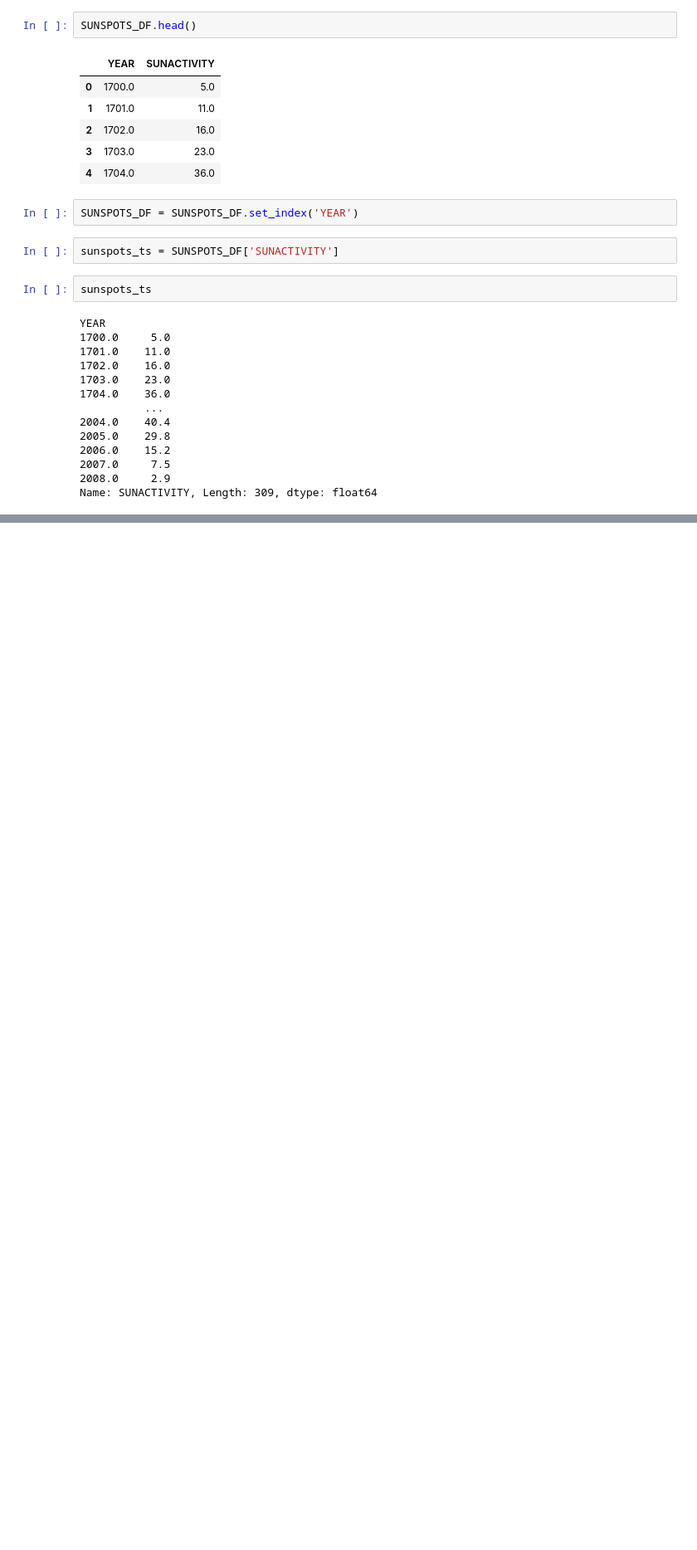
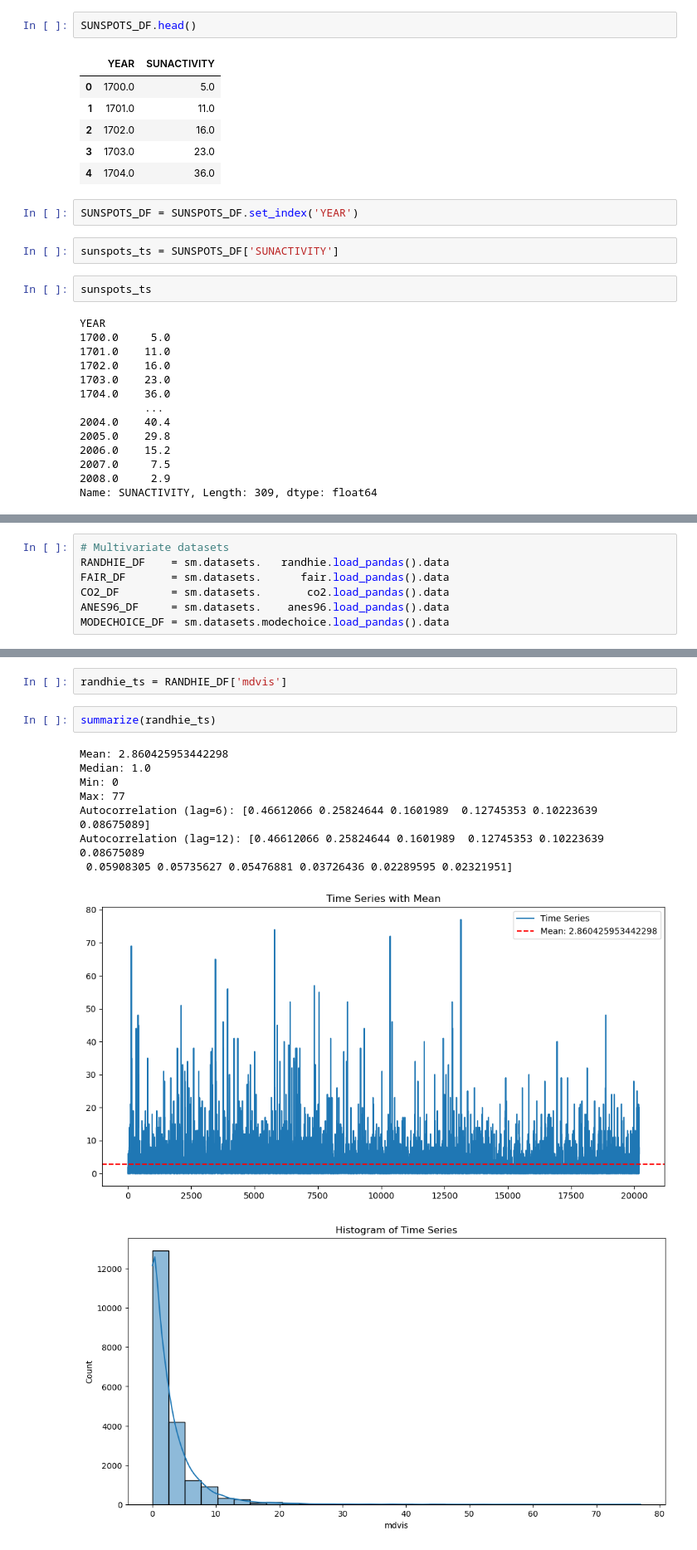
Before and after one commit to feed0/time-series, a Jupyter notebook: 3_statsmodels.ipynb, the cells around one changed output, grey strips where cells are left out. Shown at 83% size. Cells and saved outputs as stored; diff of their text form; blank space fills up the shorter version.

```diff
--- a/3_statsmodels.ipynb
+++ b/3_statsmodels.ipynb
@@ -420,0 +417,7 @@ Autocorrelation (lag=12): [ 0.82020129  0.45126849  0.03957655 -0.27579196 -0.42
+# %%
+# Multivariate datasets
+RANDHIE_DF    = sm.datasets.   randhie.load_pandas().data
+FAIR_DF       = sm.datasets.      fair.load_pandas().data
+CO2_DF        = sm.datasets.       co2.load_pandas().data
+ANES96_DF     = sm.datasets.    anes96.load_pandas().data
+MODECHOICE_DF = sm.datasets.modechoice.load_pandas().data
@@ -420,0 +439,14 @@ Autocorrelation (lag=12): [ 0.82020129  0.45126849  0.03957655 -0.27579196 -0.42
+# %%
+randhie_ts = RANDHIE_DF['mdvis']
+# %%
+summarize(randhie_ts)
+# %% [output]
+Mean: 2.860425953442298
+Median: 1.0
+Min: 0
+Max: 77
+Autocorrelation (lag=6): [0.46612066 0.25824644 0.1601989  0.12745353 0.10223639 0.08675089]
+Autocorrelation (lag=12): [0.46612066 0.25824644 0.1601989  0.12745353 0.10223639 0.08675089
+ 0.05908305 0.05735627 0.05476881 0.03726436 0.02289595 0.02321951]
+[figure, added]
+[figure, added]
```
Also changed, not shown: parts of 36 cells of this notebook.
